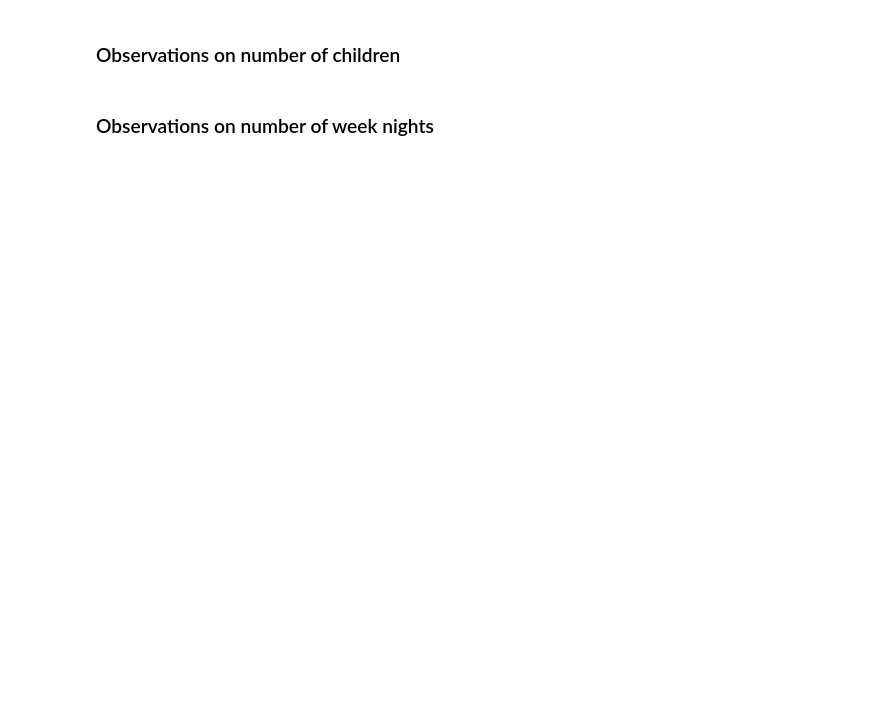
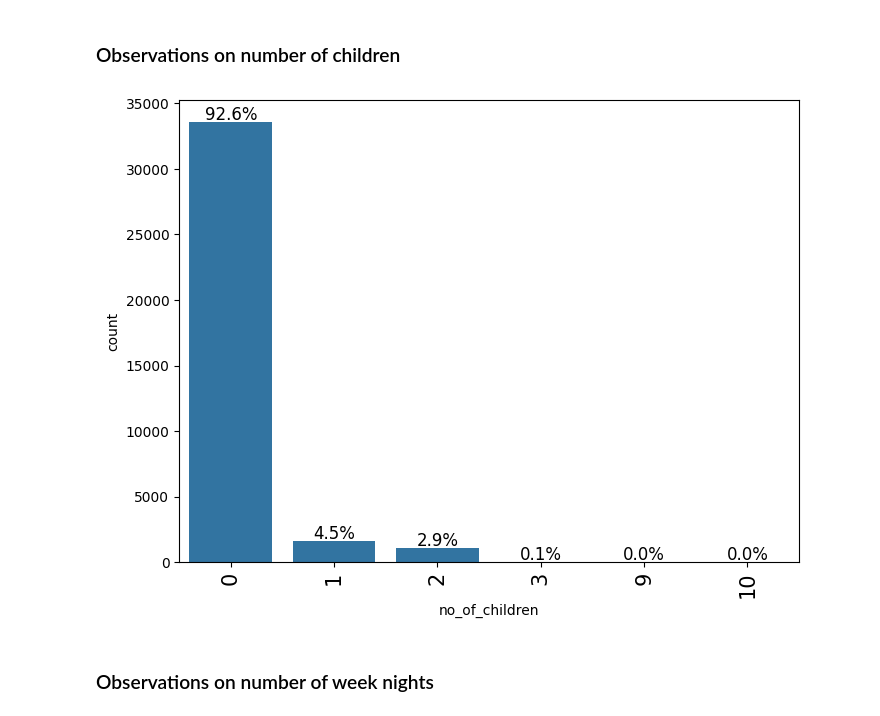
Before and after one commit to atxtori/ActionsExercise, a Jupyter notebook: AJordan_Project_SLC_DSBA_INNHotels_LowCode_V3_1.ipynb, the cells around one changed output. Cells and saved outputs as stored; diff of their text form; code cells hidden in the pictures; blank space fills up the shorter version.

```diff
--- a/AJordan_Project_SLC_DSBA_INNHotels_LowCode_V3_1.ipynb
+++ b/AJordan_Project_SLC_DSBA_INNHotels_LowCode_V3_1.ipynb
@@ -283,7 +385,9 @@ labeled_barplot(data, "no_of_adults", perc=True)
 # %% [markdown]
 ### Observations on number of children
 # %%
-labeled_barplot('_______')  ## Complete the code to create labeled_barplot for number of children
+labeled_barplot(data, "no_of_children", perc=True) ## Complete the code to create labeled_barplot for number of children
+# %% [output]
+[figure, added]
 # %%
 # replacing 9, and 10 children with 3
 data["no_of_children"] = data["no_of_children"].replace([9, 10], 3)
```
Also changed, not shown: parts of 122 cells of this notebook.
